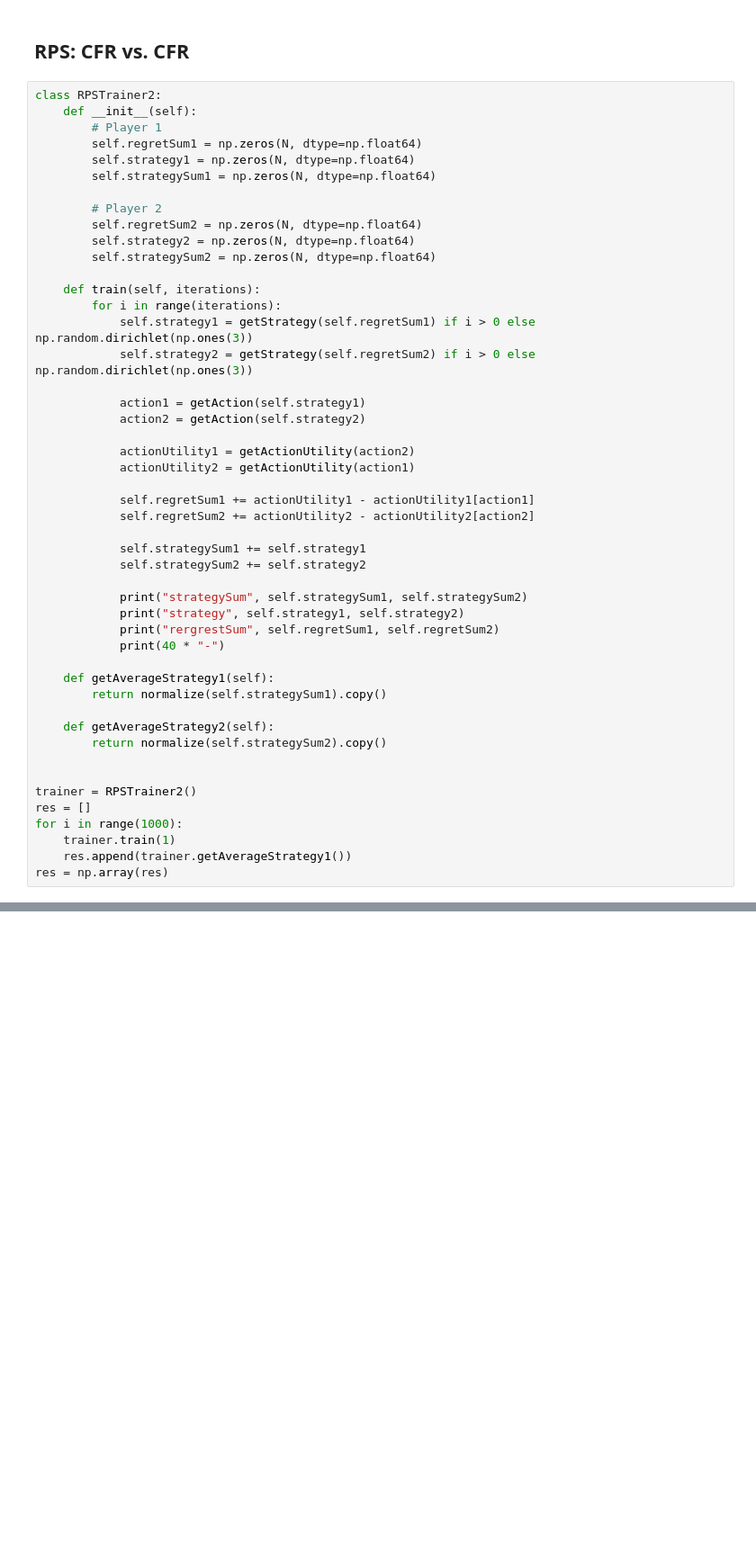
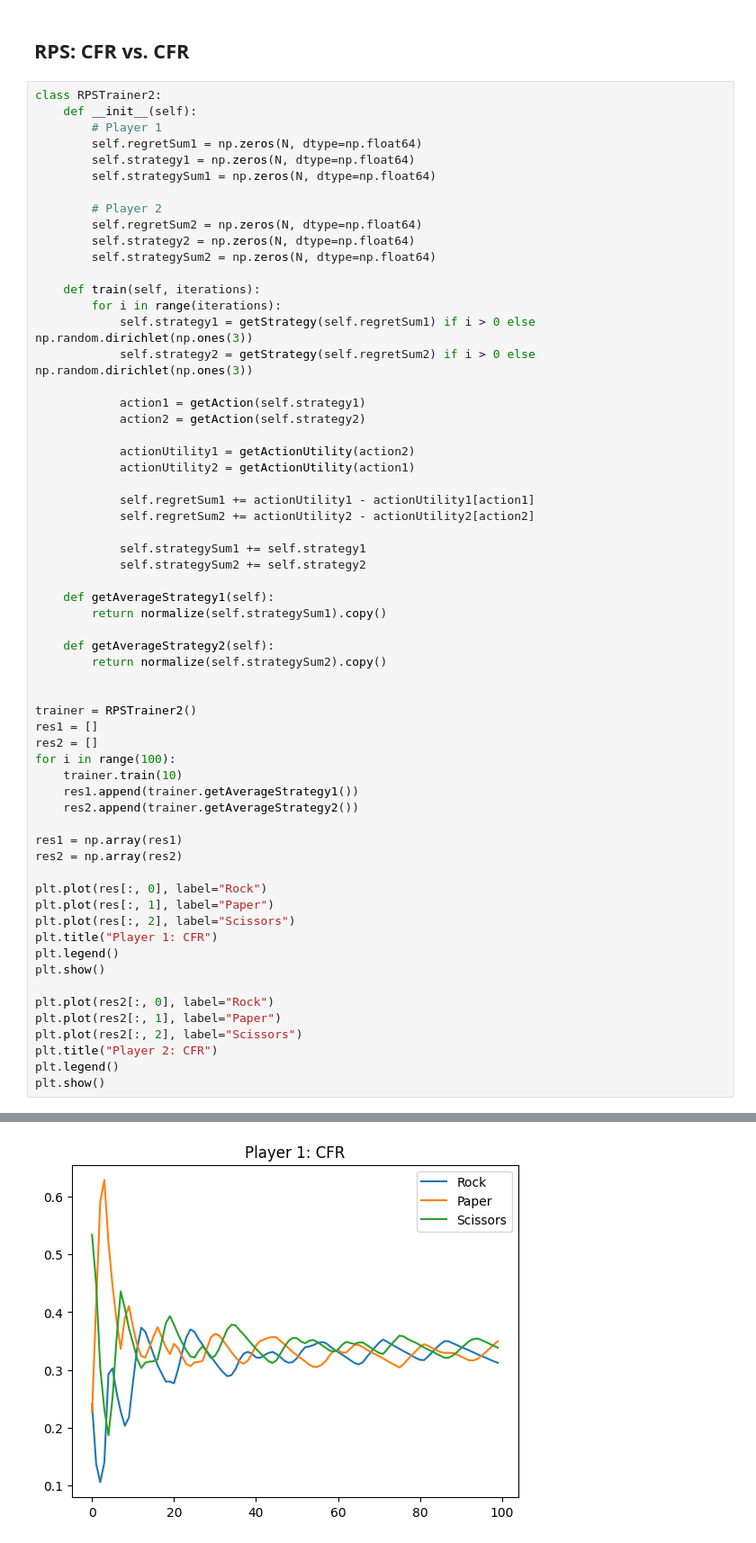
Before and after one commit to xevgeny/tinyml, a Jupyter notebook: notebooks/CFR.ipynb, the cells around one changed output, grey strips where cells are left out. Shown: that part at 90% size. Saved outputs shown, nothing was run; the diff lists cells and outputs as text; blank space fills up the shorter version.

Commit message:
CFR: self play

```diff
--- a/notebooks/CFR.ipynb
+++ b/notebooks/CFR.ipynb
@@ -137,11 +129,6 @@ class RPSTrainer2:
             self.strategySum1 += self.strategy1
             self.strategySum2 += self.strategy2
 
-            print("strategySum", self.strategySum1, self.strategySum2)
-            print("strategy", self.strategy1, self.strategy2)
-            print("rergrestSum", self.regretSum1, self.regretSum2)
-            print(40 * "-")
-
     def getAverageStrategy1(self):
         return normalize(self.strategySum1).copy()
 
@@ -150,9 +137,27 @@ class RPSTrainer2:
 
 
 trainer = RPSTrainer2()
-res = []
-for i in range(1000):
-    trainer.train(1)
-    res.append(trainer.getAverageStrategy1())
-res = np.array(res)
+res1 = []
+res2 = []
+for i in range(100):
+    trainer.train(10)
+    res1.append(trainer.getAverageStrategy1())
+    res2.append(trainer.getAverageStrategy2())
+
+res1 = np.array(res1)
+res2 = np.array(res2)
+
+plt.plot(res[:, 0], label="Rock")
+plt.plot(res[:, 1], label="Paper")
+plt.plot(res[:, 2], label="Scissors")
+plt.title("Player 1: CFR")
+plt.legend()
+plt.show()
+
+plt.plot(res2[:, 0], label="Rock")
+plt.plot(res2[:, 1], label="Paper")
+plt.plot(res2[:, 2], label="Scissors")
+plt.title("Player 2: CFR")
+plt.legend()
+plt.show()
 # %% [output]
@@ -175,0 +164 @@ rergrestSum [ 31. -10.  12.] [ 17.  -9. -41.]
+[figure, added]
```
Also changed, not shown: parts of 4 cells of this notebook.
